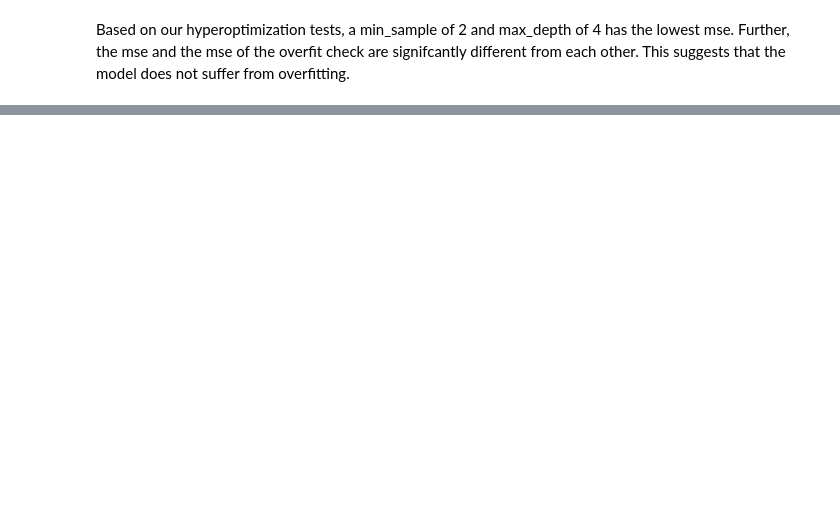
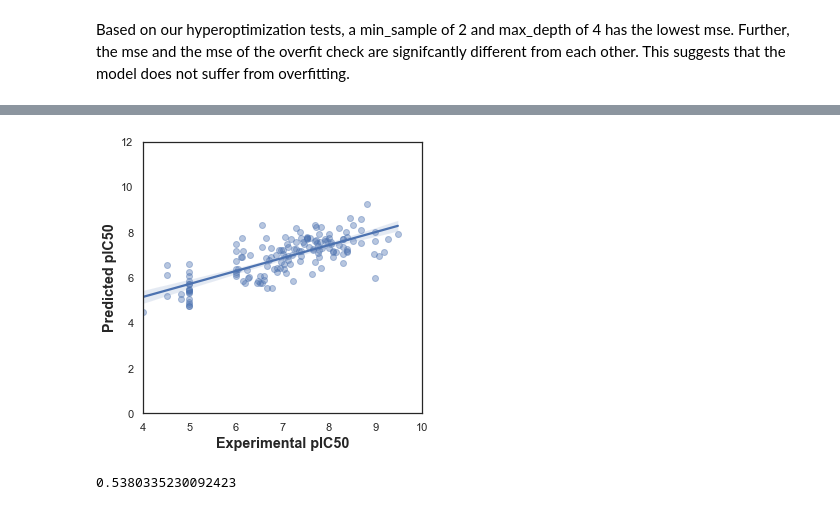
Before and after one commit to KevinDai99/Insilico-DrugDiscovery, a Jupyter notebook: MachineLearning_Models_Part_2.ipynb, the cells around one changed output, grey strips where cells are left out. Drawn from its saved outputs; the diff is of its cells as text; code cells hidden in the pictures; blank space fills up the shorter version.

```diff
--- a/MachineLearning_Models_Part_2.ipynb
+++ b/MachineLearning_Models_Part_2.ipynb
@@ -178,0 +356,22 @@ r2_score(Y_Pred_final, Y_test_final)
+# %%
+mpl = MLPRegressor(hidden_layer_sizes = (256, 256, 256), activation = 'relu', solver = 'sgd', alpha = 2, random_state = 1)
+mpl.fit(X_train[X_train.columns], Y_train)
+prediction = mpl.predict(X_test[X_test.columns])
+# %%
+sns.set(color_codes=True)
+sns.set_style("white")
+
+ax = sns.regplot(Y_test, prediction, scatter_kws={'alpha':0.4})
+ax.set_xlabel('Experimental pIC50', fontsize='large', fontweight='bold')
+ax.set_ylabel('Predicted pIC50', fontsize='large', fontweight='bold')
+ax.set_xlim(4, 10)
+ax.set_ylim(0, 12)
+ax.figure.set_size_inches(5, 5)
+plt.savefig('Output/figures/RandomForest.pdf')
+plt.show()
+# %% [output]
+[figure, added]
+# %%
+print(r2_score(Y_test, prediction))
+# %% [output]
+0.5380335230092423
```
Also changed, not shown: parts of 26 cells of this notebook.
